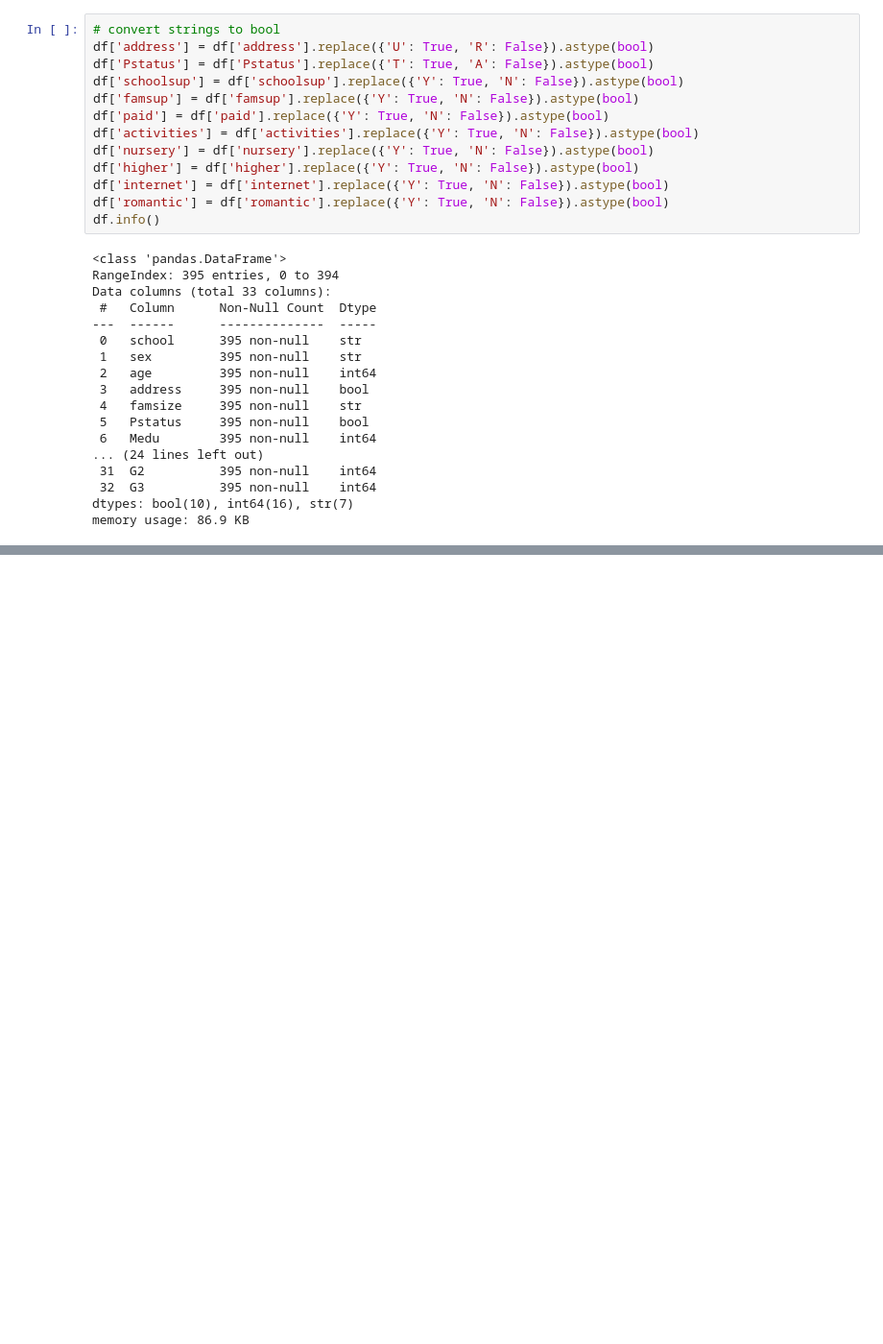
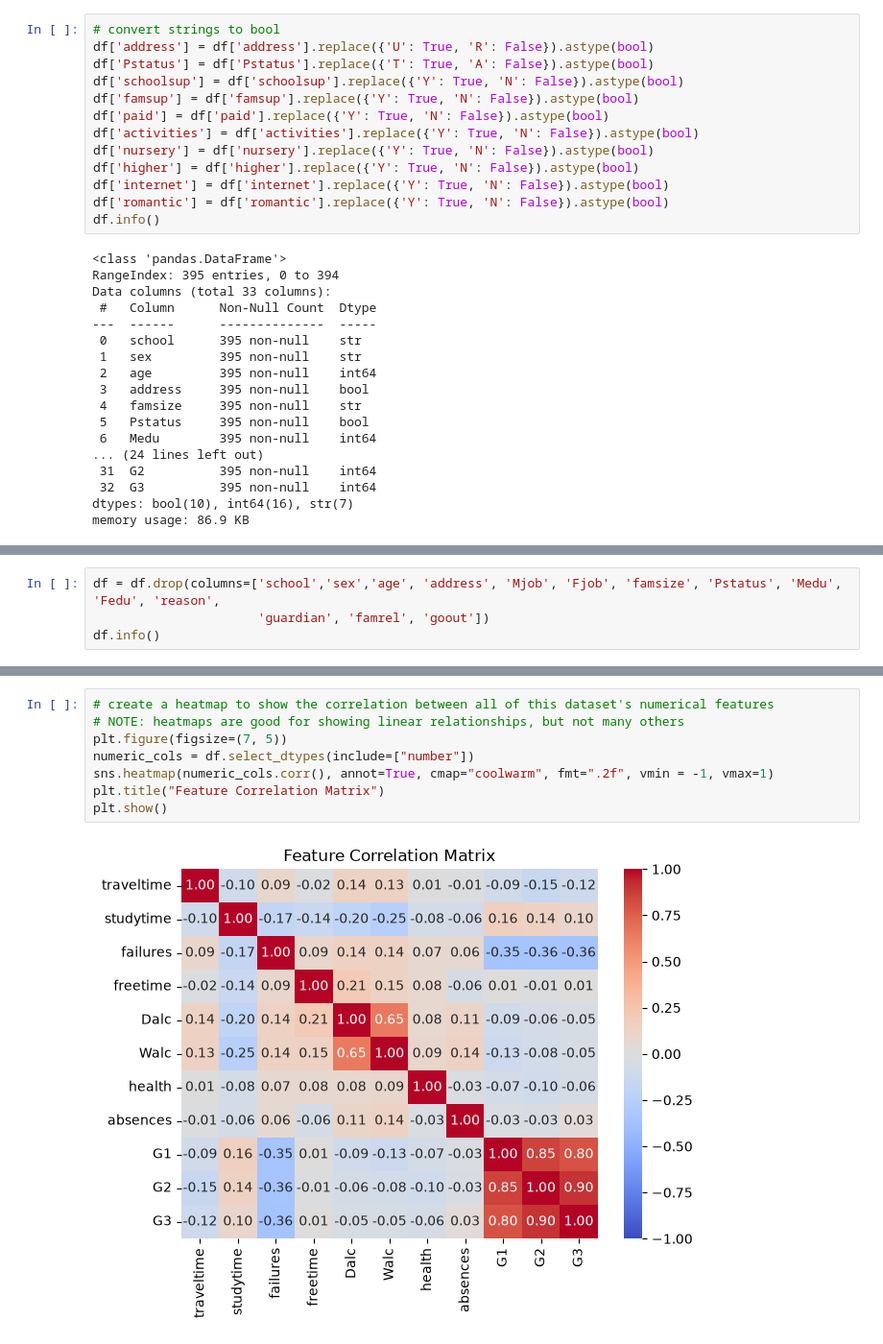
Before and after one commit to cleucilf/student-performance-analysis, a Jupyter notebook: data_cleaning.ipynb, the cells around one changed output, grey strips where cells are left out. Shown at 96% size. Saved outputs shown, nothing was run; the diff lists cells and outputs as text; blank space fills up the shorter version.

Commit message:
Remove irrelevant data and create a heatmap

```diff
--- a/data_cleaning.ipynb
+++ b/data_cleaning.ipynb
@@ -80,0 +82,4 @@ memory usage: 86.9 KB
+# %%
+df = df.drop(columns=['school','sex','age', 'address', 'Mjob', 'Fjob', 'famsize', 'Pstatus', 'Medu', 'Fedu', 'reason',
+                      'guardian', 'famrel', 'goout'])
+df.info()
@@ -80,0 +104,10 @@ memory usage: 86.9 KB
+# %%
+# create a heatmap to show the correlation between all of this dataset's numerical features
+# NOTE: heatmaps are good for showing linear relationships, but not many others
+plt.figure(figsize=(7, 5))
+numeric_cols = df.select_dtypes(include=["number"])
+sns.heatmap(numeric_cols.corr(), annot=True, cmap="coolwarm", fmt=".2f", vmin = -1, vmax=1)
+plt.title("Feature Correlation Matrix")
+plt.show()
+# %% [output]
+[figure, added]
```
Also changed, not shown: parts of 3 cells of this notebook.
